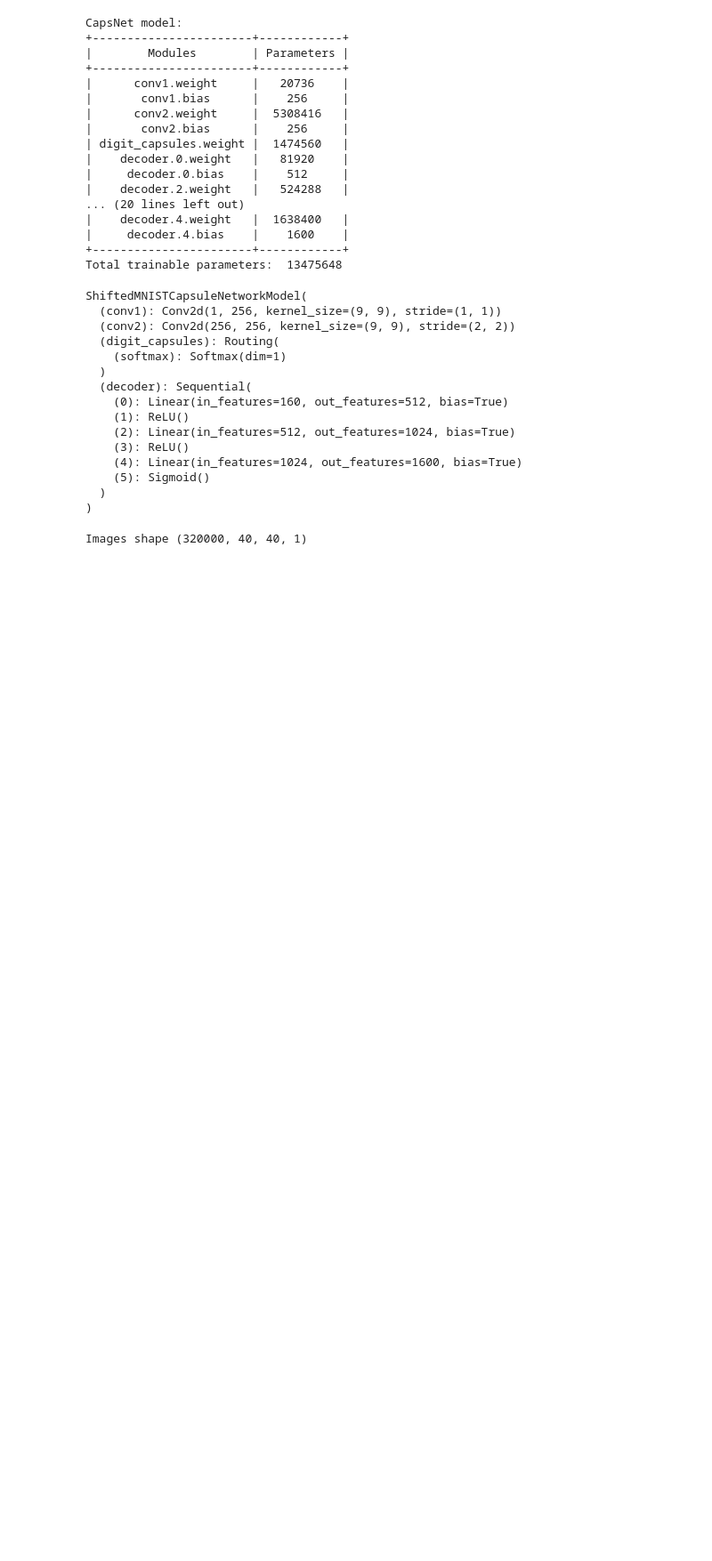
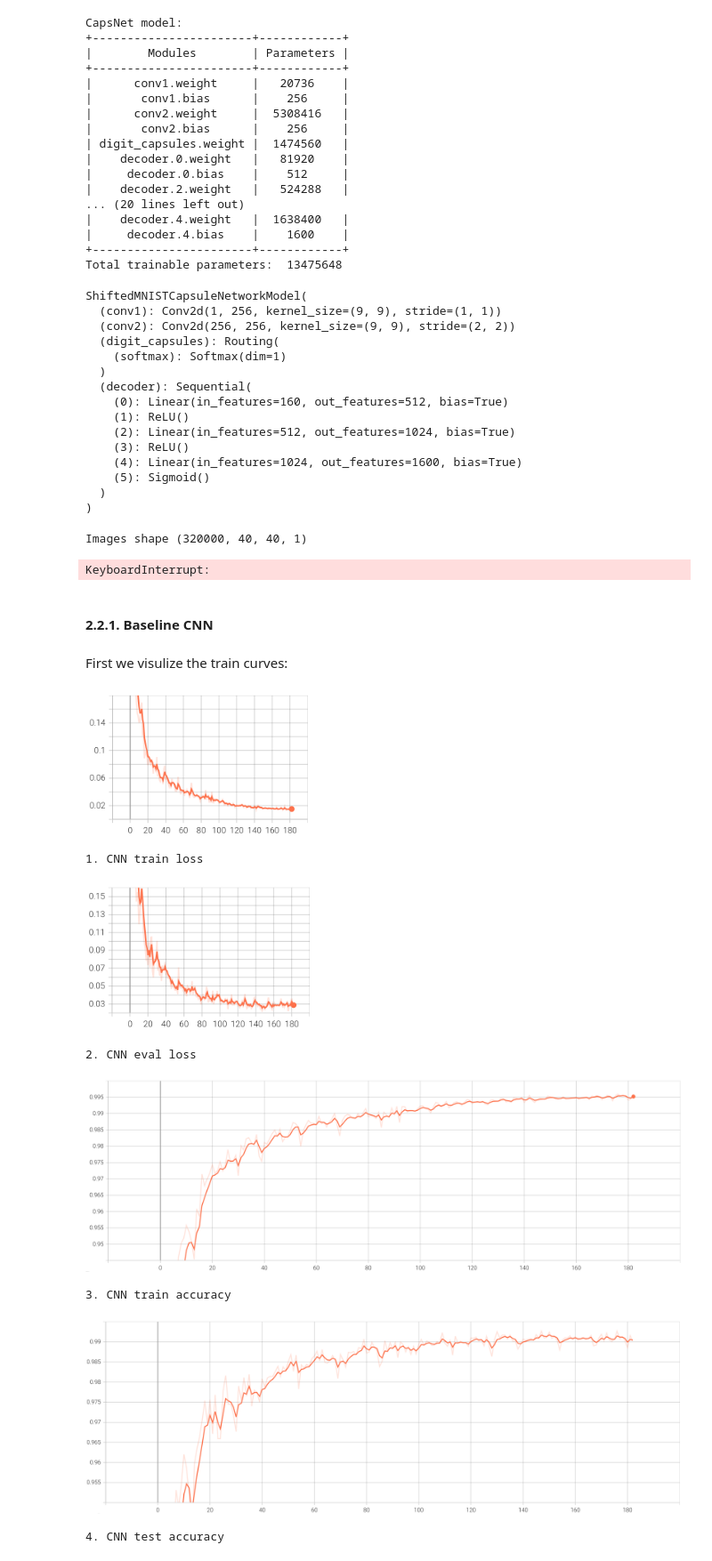
Before and after one commit to SakshamM28/Capsule_Network, a Jupyter notebook: Code/image_demo.ipynb, the cells around one changed output. Shown at 89% size. Drawn from its saved outputs; the diff is of its cells as text; code cells hidden in the pictures; blank space fills up the shorter version.

```diff
--- a/Code/image_demo.ipynb
+++ b/Code/image_demo.ipynb
@@ -456,33 +478,31 @@ ShiftedMNISTCapsuleNetworkModel(
+# %%
+#evaluate the orig CapsNet model
+test_loader = torch.utils.data.DataLoader(getDataset(isResized=True), batch_size=128)
+count = 0
+wrong_count = 0
+progress_count = 0
+for batch_idx, (data, target) in enumerate(test_loader):
+    data = data.float()
+    data = data.to(dev)
+    target = target.to(dev)
+    _,reconstructions, preds = network_orig.forward(data)
+    count += torch.sum(preds == target).detach().item()
+
+    progress_count+=1
+    if progress_count%100==0:
+        print('Completed ', progress_count)
+
+accuracy = float(count) / len(test_loader.dataset)
+print('CapsNet (orig) accuracy on affNIST test set:', accuracy*100, '%')
+# %% [output]
+Images shape (320000, 40, 40, 1)
+KeyboardInterrupt:
 # %%
-# load affNIST test dataset
-from affNIST import getDataset
-
-
-#evaluate the orig CapsNet model
-test_loader = torch.utils.data.DataLoader(getDataset(isResized=True), batch_size=128)
-count = 0
-wrong_count = 0
-progress_count=0
-for batch_idx, (data, target) in enumerate(test_loader):
-    data = data.float()
-    data = data.to(dev)
-    target = target.to(dev)
-    _,reconstructions, preds = network_orig.forward(data)
-    count += torch.sum(preds == target).detach().item()
-
-    progress_count+=1
-    if progress_count%100==0:
-        print('Completed ', progress_count)
-
-accuracy = float(count) / len(test_loader.dataset)
-print('CapsNet (orig) accuracy on affNIST test set:', accuracy*100, '%')
-
-
 #evaluate the CapsNet model trained on ShiftedMNIST
 test_loader = torch.utils.data.DataLoader(getDataset(isResized=False), batch_size=128)
 count = 0
 wrong_count = 0
-progress_count=0
+progress_count = 0
 for batch_idx, (data, target) in enumerate(test_loader):
     data = data.float()
     data = data.to(dev)
@@ -496,5 +516,25 @@ for batch_idx, (data, target) in enumerate(test_loader):
 
 accuracy = float(count) / len(test_loader.dataset)
 print('CapsNet (trained on Shifted MNIST) accuracy on affNIST test set:', accuracy*100, '%')
-# %% [output]
-Images shape (320000, 40, 40, 1)
+# %% [markdown]
+#### 2.2.1. Baseline CNN
+# %% [markdown]
+First we visulize the train curves:
+# %%
+display(Image('./Data/train_curves/shiftedmnist_cnn_train_loss_256.png', height=256, width=256))
+print('1. CNN train loss')
+display(Image('./Data/train_curves/shiftedmnist_cnn_eval_loss_256.png', height=256, width=256))
+print('2. CNN eval loss')
+display(Image('./Data/train_curves/shiftedmnist_cnn_train_acc_256.png', height=384, width=768))
+print('3. CNN train accuracy')
+display(Image('./Data/train_curves/shiftedmnist_cnn_test_acc_256.png', height=384, width=768))
+print('4. CNN test accuracy')
+# %% [output]
+[figure, added]
+1. CNN train loss
+[figure, added]
+2. CNN eval loss
+[figure, added]
+3. CNN train accuracy
+[figure, added]
+4. CNN test accuracy
```
Also changed, not shown: parts of 22 cells of this notebook, 3 other files.
